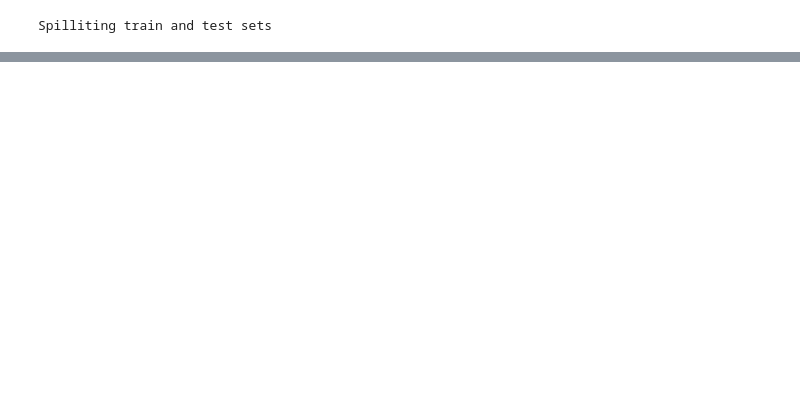
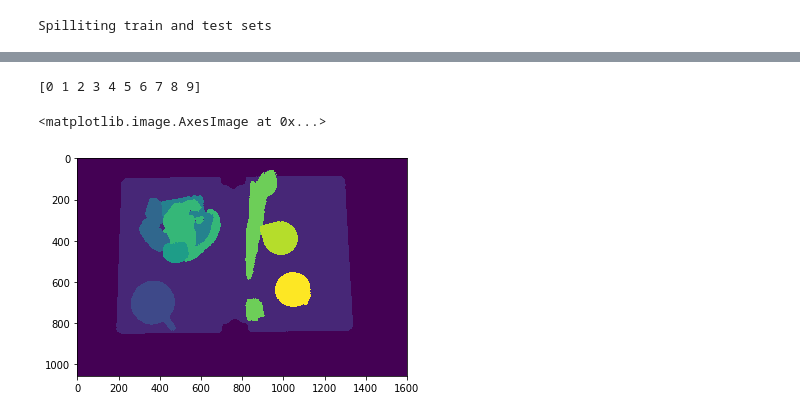
Before and after one commit to thezaza101/Meal-Compliance-Project, a Jupyter notebook: Additional-Data-Creator/Additional-Data-Creator-Workbook.ipynb, the cells around one changed output, grey strips where cells are left out. Cells and saved outputs as stored; diff of their text form; code cells hidden in the pictures; blank space fills up the shorter version.

```diff
--- a/Additional-Data-Creator/Additional-Data-Creator-Workbook.ipynb
+++ b/Additional-Data-Creator/Additional-Data-Creator-Workbook.ipynb
@@ -263 +255,9 @@ C:\Users\theza\Documents\Uni\MIT\2019\TP\Project\Meal-Compliance-Project\Additio
 C:\Users\theza\Documents\Uni\MIT\2019\TP\Project\Meal-Compliance-Project\Additional-Data-Creator\OutputData\yTest\
+# %%
+img = imio.imread('1a.png')
+print(np.unique(img))
+plt.imshow(img)
+# %% [output]
+[0 1 2 3 4 5 6 7 8 9]
+<matplotlib.image.AxesImage at 0x...>
+[figure, added]
```
Also changed, not shown: parts of 4 cells of this notebook, 7 other files.
